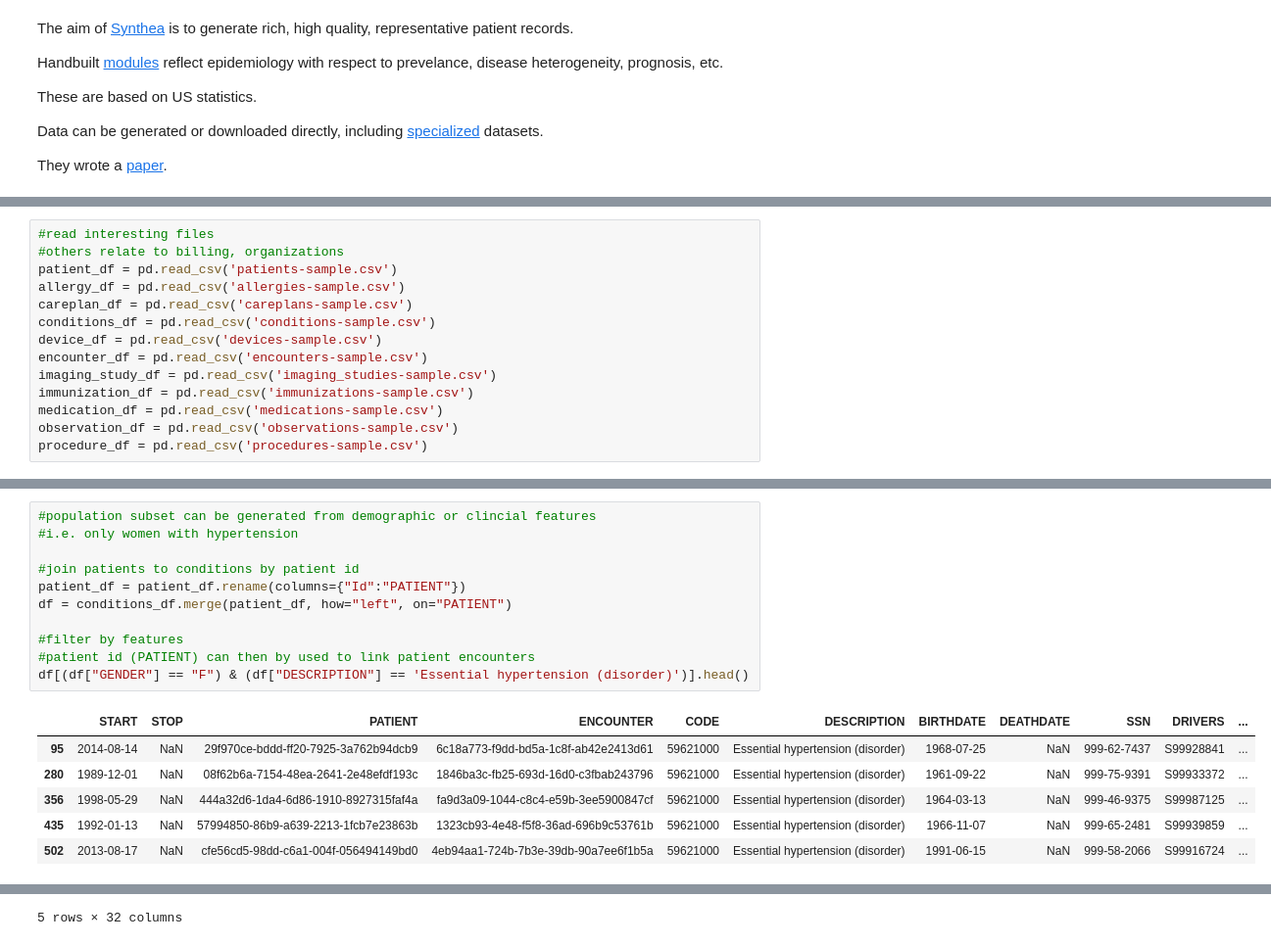
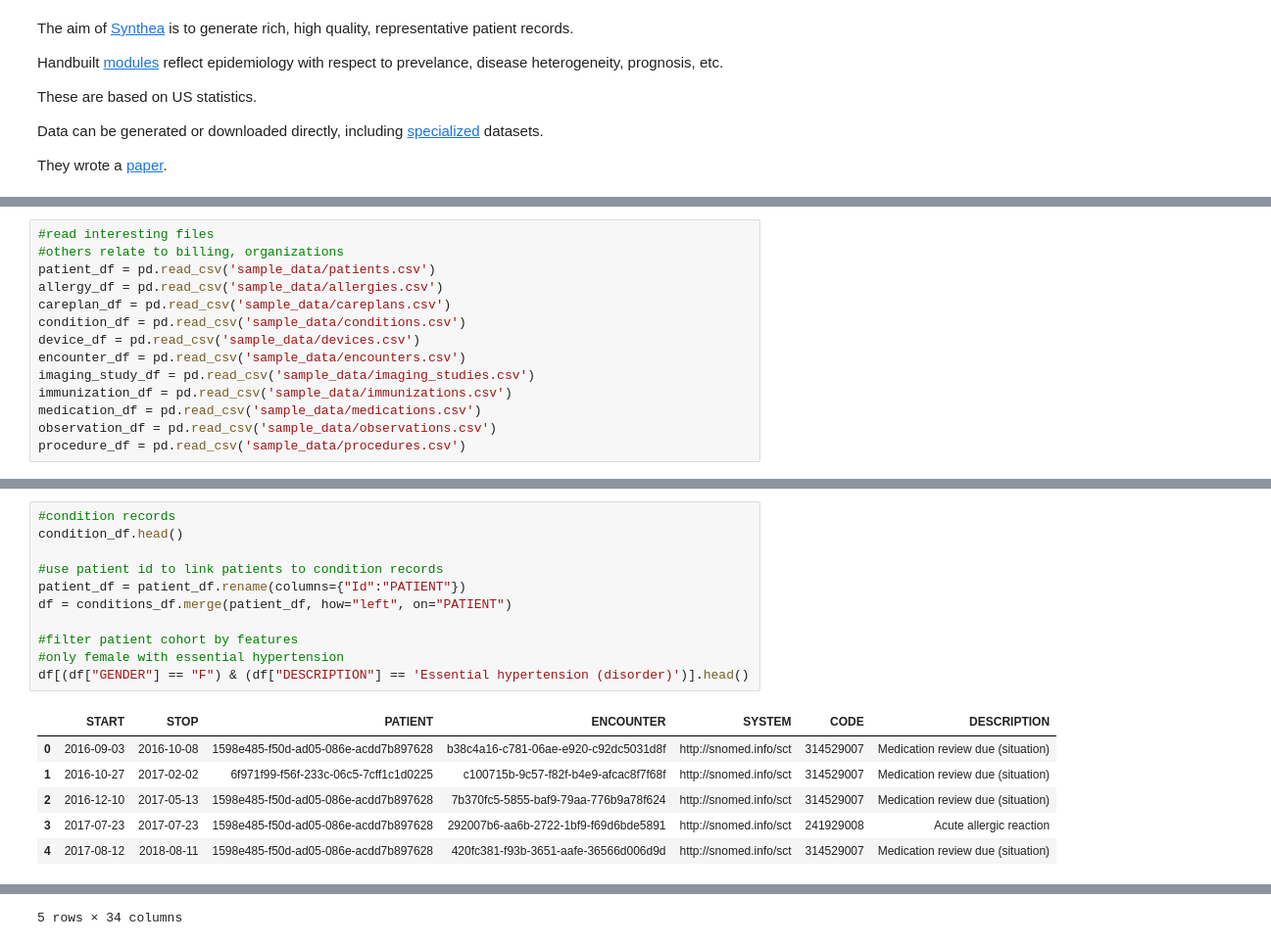
Before and after one commit to mprallison/synthea-helper, a Jupyter notebook: explainer_demo.ipynb, the cells around one changed output, grey strips where cells are left out. Shown at 98% size. Saved outputs shown, nothing was run; the diff lists cells and outputs as text.

```diff
--- a/explainer_demo.ipynb
+++ b/explainer_demo.ipynb
@@ -25,14 +16,14 @@ Mounted at /content/drive
 # %%
 #read interesting files
 #others relate to billing, organizations
-patient_df = pd.read_csv('patients-sample.csv')
-allergy_df = pd.read_csv('allergies-sample.csv')
-careplan_df = pd.read_csv('careplans-sample.csv')
-conditions_df = pd.read_csv('conditions-sample.csv')
-device_df = pd.read_csv('devices-sample.csv')
-encounter_df = pd.read_csv('encounters-sample.csv')
-imaging_study_df = pd.read_csv('imaging_studies-sample.csv')
-immunization_df = pd.read_csv('immunizations-sample.csv')
-medication_df = pd.read_csv('medications-sample.csv')
-observation_df = pd.read_csv('observations-sample.csv')
-procedure_df = pd.read_csv('procedures-sample.csv')
+patient_df = pd.read_csv('sample_data/patients.csv')
+allergy_df = pd.read_csv('sample_data/allergies.csv')
+careplan_df = pd.read_csv('sample_data/careplans.csv')
+condition_df = pd.read_csv('sample_data/conditions.csv')
+device_df = pd.read_csv('sample_data/devices.csv')
+encounter_df = pd.read_csv('sample_data/encounters.csv')
+imaging_study_df = pd.read_csv('sample_data/imaging_studies.csv')
+immunization_df = pd.read_csv('sample_data/immunizations.csv')
+medication_df = pd.read_csv('sample_data/medications.csv')
+observation_df = pd.read_csv('sample_data/observations.csv')
+procedure_df = pd.read_csv('sample_data/procedures.csv')
@@ -39,18 +41,18 @@ procedure_df = pd.read_csv('procedures-sample.csv')
 # %%
-#population subset can be generated from demographic or clincial features
-#i.e. only women with hypertension
+#condition records
+condition_df.head()
 
-#join patients to conditions by patient id
+#use patient id to link patients to condition records
 patient_df = patient_df.rename(columns={"Id":"PATIENT"})
 df = conditions_df.merge(patient_df, how="left", on="PATIENT")
 
-#filter by features
-#patient id (PATIENT) can then by used to link patient encounters
+#filter patient cohort by features
+#only female with essential hypertension
 df[(df["GENDER"] == "F") & (df["DESCRIPTION"] == 'Essential hypertension (disorder)')].head()
 # %% [output]
-|  | START | STOP | PATIENT | ENCOUNTER | CODE | DESCRIPTION | BIRTHDATE | DEATHDATE | SSN | DRIVERS | ... |
-| 95 | 2014-08-14 | NaN | 29f970ce-bddd-ff20-7925-3a762b94dcb9 | 6c18a773-f9dd-bd5a-1c8f-ab42e2413d61 | 59621000 | Essential hypertension (disorder) | 1968-07-25 | NaN | 999-62-7437 | S99928841 | ... |
-| 280 | 1989-12-01 | NaN | 08f62b6a-7154-48ea-2641-2e48efdf193c | 1846ba3c-fb25-693d-16d0-c3fbab243796 | 59621000 | Essential hypertension (disorder) | 1961-09-22 | NaN | 999-75-9391 | S99933372 | ... |
-| 356 | 1998-05-29 | NaN | 444a32d6-1da4-6d86-1910-8927315faf4a | fa9d3a09-1044-c8c4-e59b-3ee5900847cf | 59621000 | Essential hypertension (disorder) | 1964-03-13 | NaN | 999-46-9375 | S99987125 | ... |
-| 435 | 1992-01-13 | NaN | 57994850-86b9-a639-2213-1fcb7e23863b | 1323cb93-4e48-f5f8-36ad-696b9c53761b | 59621000 | Essential hypertension (disorder) | 1966-11-07 | NaN | 999-65-2481 | S99939859 | ... |
-| 502 | 2013-08-17 | NaN | cfe56cd5-98dd-c6a1-004f-056494149bd0 | 4eb94aa1-724b-7b3e-39db-90a7ee6f1b5a | 59621000 | Essential hypertension (disorder) | 1991-06-15 | NaN | 999-58-2066 | S99916724 | ... |
+|  | START | STOP | PATIENT | ENCOUNTER | SYSTEM | CODE | DESCRIPTION |
+| 0 | 2016-09-03 | 2016-10-08 | 1598e485-f50d-ad05-086e-acdd7b897628 | b38c4a16-c781-06ae-e920-c92dc5031d8f | http://snomed.info/sct | 314529007 | Medication review due (situation) |
+| 1 | 2016-10-27 | 2017-02-02 | 6f971f99-f56f-233c-06c5-7cff1c1d0225 | c100715b-9c57-f82f-b4e9-afcac8f7f68f | http://snomed.info/sct | 314529007 | Medication review due (situation) |
+| 2 | 2016-12-10 | 2017-05-13 | 1598e485-f50d-ad05-086e-acdd7b897628 | 7b370fc5-5855-baf9-79aa-776b9a78f624 | http://snomed.info/sct | 314529007 | Medication review due (situation) |
+| 3 | 2017-07-23 | 2017-07-23 | 1598e485-f50d-ad05-086e-acdd7b897628 | 292007b6-aa6b-2722-1bf9-f69d6bde5891 | http://snomed.info/sct | 241929008 | Acute allergic reaction |
+| 4 | 2017-08-12 | 2018-08-11 | 1598e485-f50d-ad05-086e-acdd7b897628 | 420fc381-f93b-3651-aafe-36566d006d9d | http://snomed.info/sct | 314529007 | Medication review due (situation) |
@@ -57 +65 @@ df[(df["GENDER"] == "F") & (df["DESCRIPTION"] == 'Essential hypertension (disord
-5 rows × 32 columns
+5 rows × 34 columns
```
Also changed, not shown: parts of 15 cells of this notebook, 18 other files.
